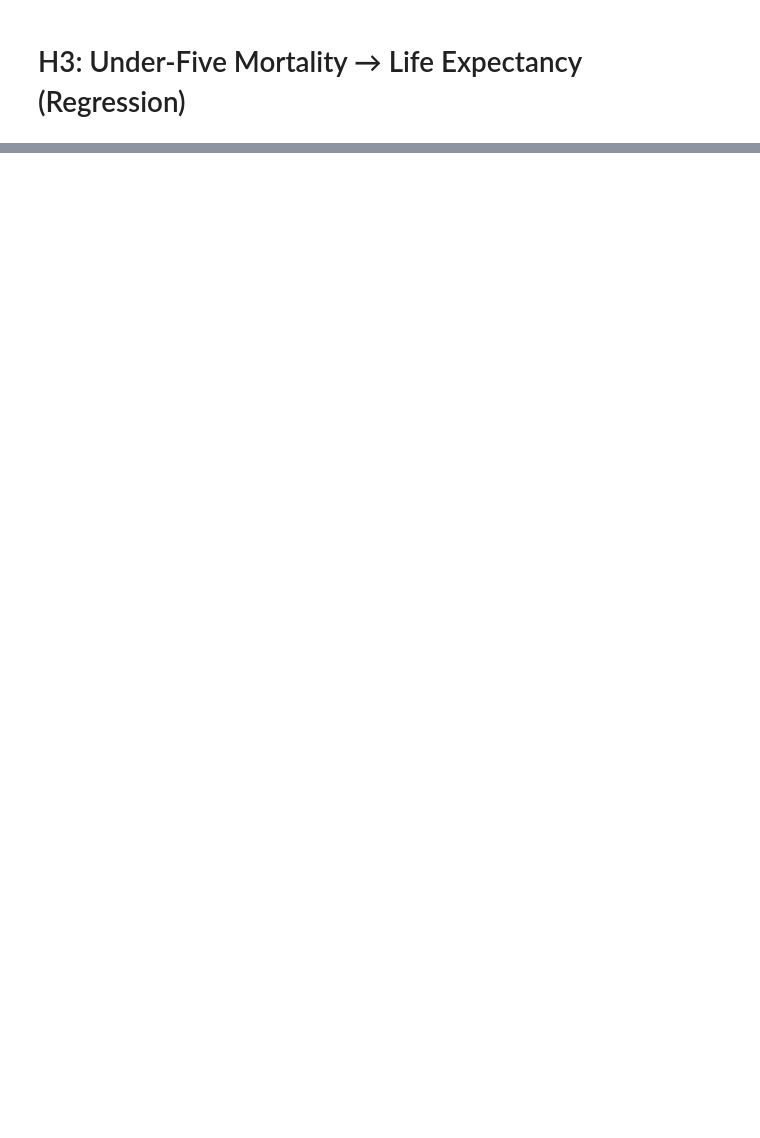
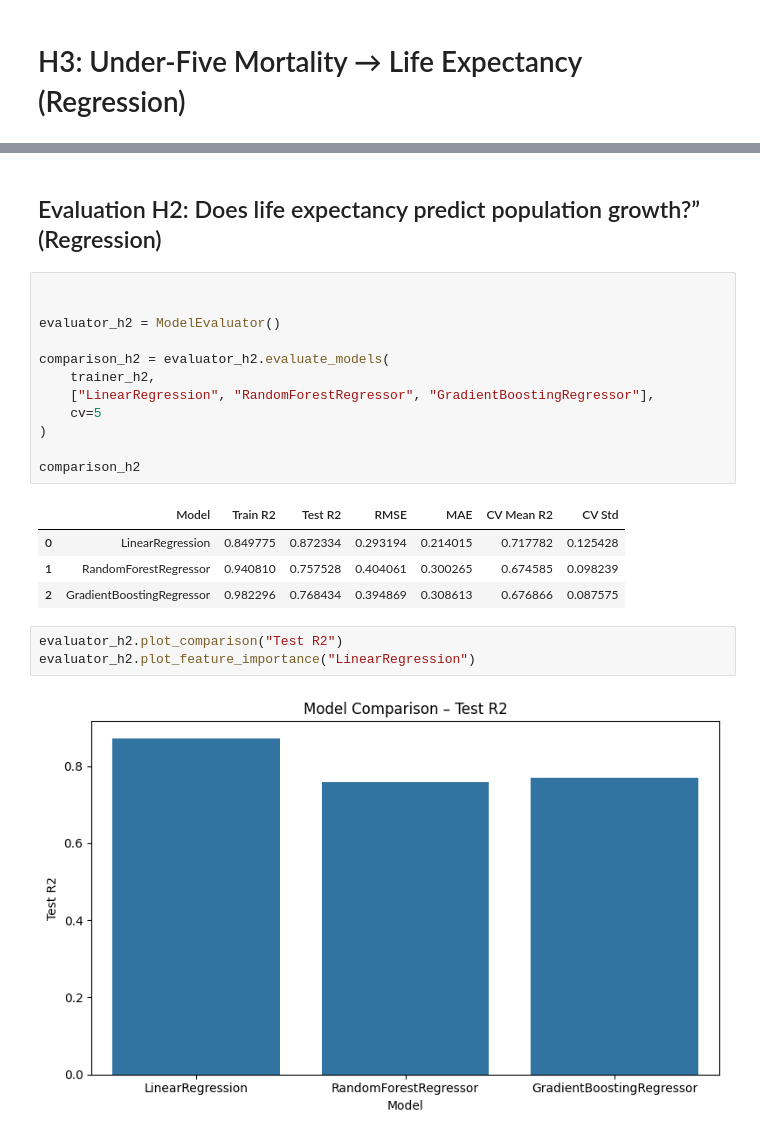
Before and after one commit to GHEASANDRINEMAWEN/Africa-Population-Trend-and-Health-Analysis-UN-dataset-, a Jupyter notebook: notebooks/main_analysis.ipynb, the cells around one changed output, grey strips where cells are left out. Saved outputs shown, nothing was run; the diff lists cells and outputs as text; blank space fills up the shorter version.

```diff
--- a/notebooks/main_analysis.ipynb
+++ b/notebooks/main_analysis.ipynb
@@ -474,0 +466,24 @@ DEVELOPMENT INDICATOR VALIDATION:
+# %% [markdown]
+## Evaluation H2: Does life expectancy predict population growth?” (Regression)
+# %%
+
+
+evaluator_h2 = ModelEvaluator()
+
+comparison_h2 = evaluator_h2.evaluate_models(
+    trainer_h2,
+    ["LinearRegression", "RandomForestRegressor", "GradientBoostingRegressor"],
+    cv=5
+)
+
+comparison_h2
+# %% [output]
+|  | Model | Train R2 | Test R2 | RMSE | MAE | CV Mean R2 | CV Std |
+| 0 | LinearRegression | 0.849775 | 0.872334 | 0.293194 | 0.214015 | 0.717782 | 0.125428 |
+| 1 | RandomForestRegressor | 0.940810 | 0.757528 | 0.404061 | 0.300265 | 0.674585 | 0.098239 |
+| 2 | GradientBoostingRegressor | 0.982296 | 0.768434 | 0.394869 | 0.308613 | 0.676866 | 0.087575 |
+# %%
+evaluator_h2.plot_comparison("Test R2")
+evaluator_h2.plot_feature_importance("LinearRegression")
+# %% [output]
+[figure, added]
```
Also changed, not shown: parts of 19 cells of this notebook, 2 other files.
